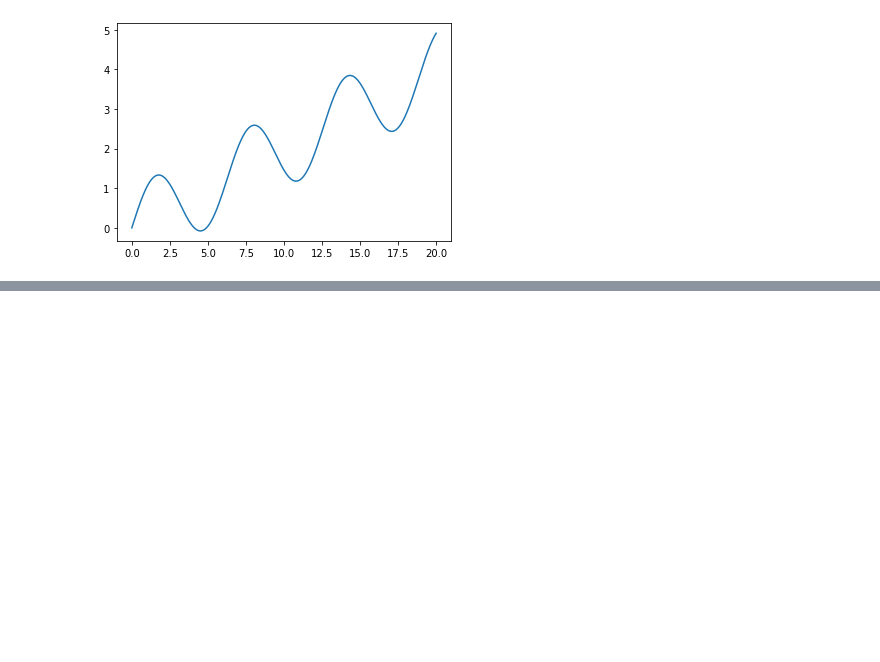
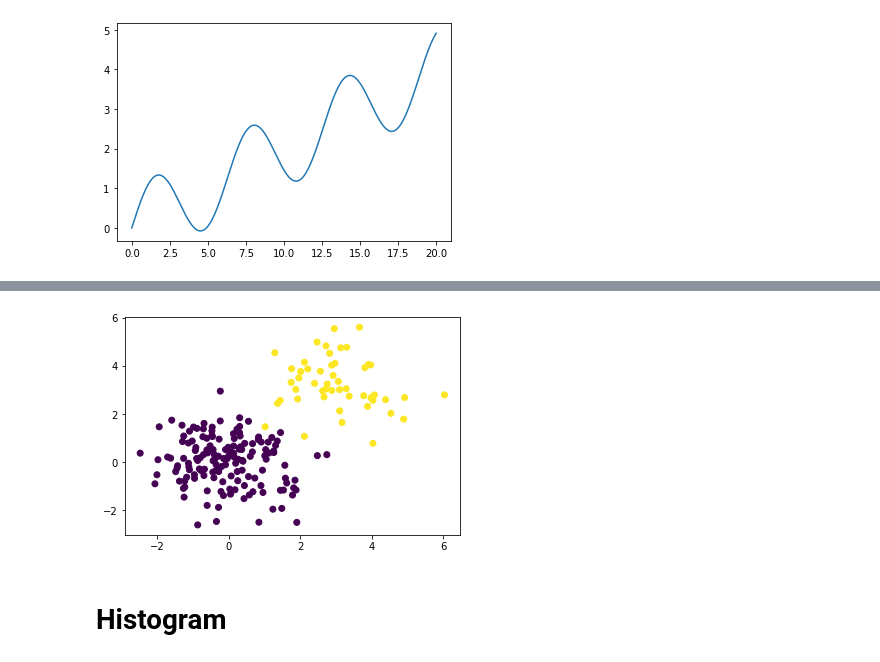
Before and after one commit to zulfanandria/Deep-Learning-Prerequisites, a Jupyter notebook: Matplotlib.ipynb, the cells around one changed output, grey strips where cells are left out. Saved outputs shown, nothing was run; the diff lists cells and outputs as text; code cells hidden in the pictures; blank space fills up the shorter version.

```diff
--- a/Matplotlib.ipynb
+++ b/Matplotlib.ipynb
@@ -16,0 +36,10 @@ plt.plot(x, y)
+# %%
+x = np.random.randn(200, 2)
+x[:50] += 3
+y = np.zeros(200)
+y[:50] = 1
+plt.scatter(x[:,0], x[:,1], c=y);
+# %% [output]
+[figure, added]
+# %% [markdown]
+# Histogram
```
Also changed, not shown: parts of 21 cells of this notebook.
